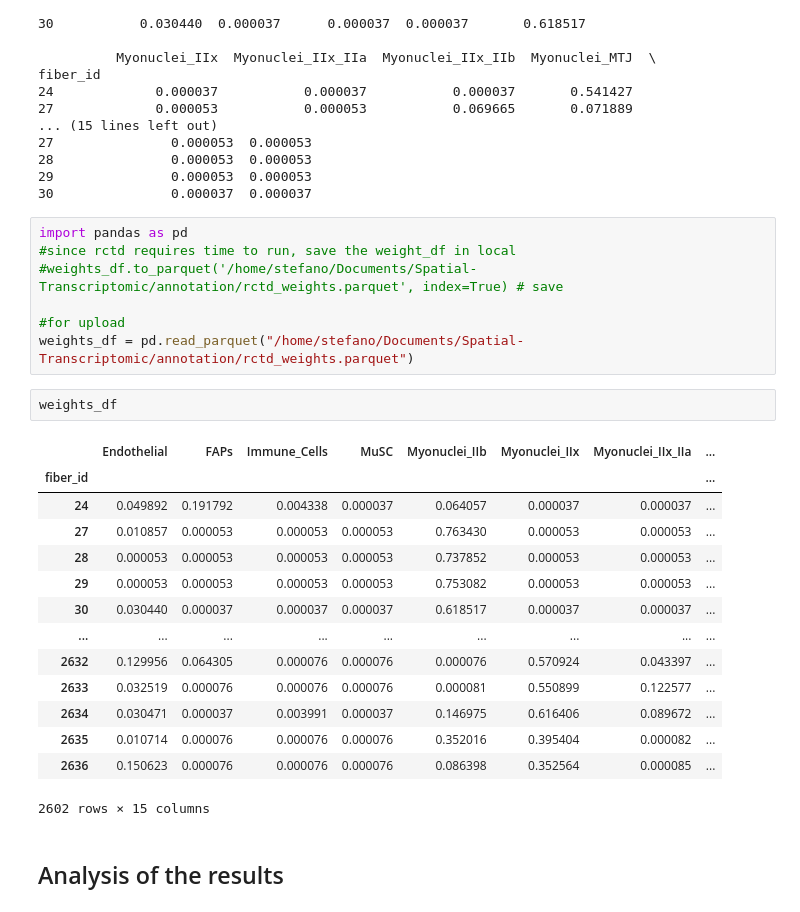
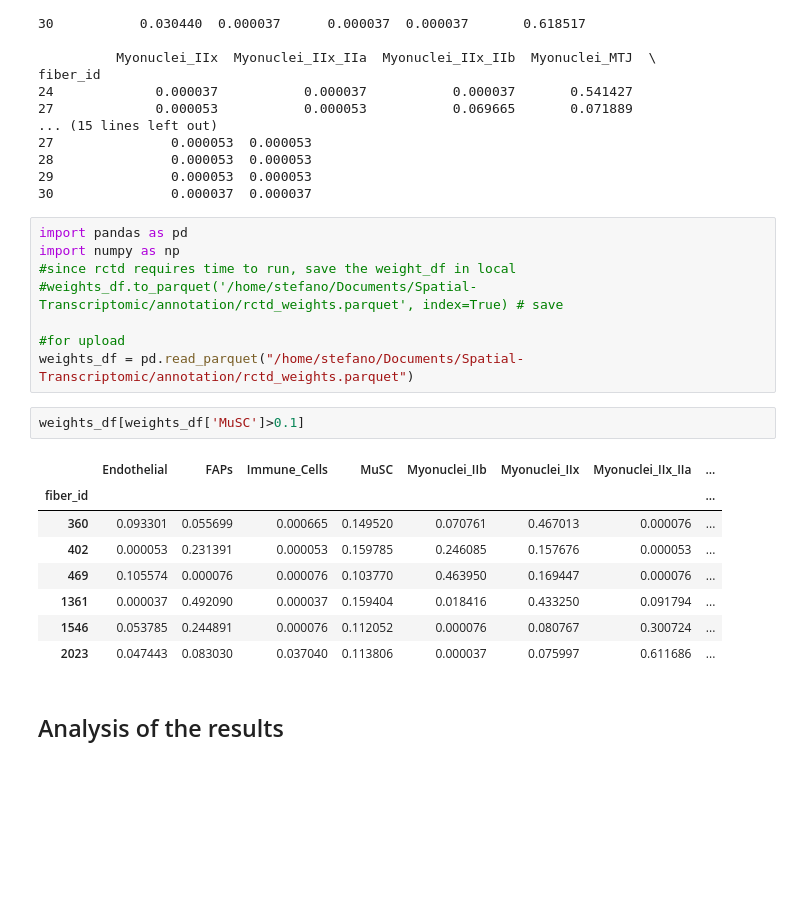
Before and after one commit to Rankstrait/Spatial-Transcriptomic, a Jupyter notebook: notebooks/fibers_annotation_through_centroids_of_bins.ipynb, the cells around one changed output. Drawn from its saved outputs; the diff is of its cells as text; blank space fills up the shorter version.

```diff
--- a/notebooks/fibers_assignment.ipynb
+++ b/notebooks/fibers_annotation_through_centroids_of_bins.ipynb
@@ -499,28 +488,23 @@ fiber_id
 30               0.000037  0.000037
 # %%
 import pandas as pd
+import numpy as np
 #since rctd requires time to run, save the weight_df in local
 #weights_df.to_parquet('/home/stefano/Documents/Spatial-Transcriptomic/annotation/rctd_weights.parquet', index=True) # save
 
 #for upload
 weights_df = pd.read_parquet("/home/stefano/Documents/Spatial-Transcriptomic/annotation/rctd_weights.parquet")
 # %%
-weights_df
+weights_df[weights_df['MuSC']>0.1]
 # %% [output]
 |  | Endothelial | FAPs | Immune_Cells | MuSC | Myonuclei_IIb | Myonuclei_IIx | Myonuclei_IIx_IIa | ... |
 | fiber_id |  |  |  |  |  |  |  | ... |
-| 24 | 0.049892 | 0.191792 | 0.004338 | 0.000037 | 0.064057 | 0.000037 | 0.000037 | ... |
-| 27 | 0.010857 | 0.000053 | 0.000053 | 0.000053 | 0.763430 | 0.000053 | 0.000053 | ... |
-| 28 | 0.000053 | 0.000053 | 0.000053 | 0.000053 | 0.737852 | 0.000053 | 0.000053 | ... |
-| 29 | 0.000053 | 0.000053 | 0.000053 | 0.000053 | 0.753082 | 0.000053 | 0.000053 | ... |
-| 30 | 0.030440 | 0.000037 | 0.000037 | 0.000037 | 0.618517 | 0.000037 | 0.000037 | ... |
-| ... | ... | ... | ... | ... | ... | ... | ... | ... |
-| 2632 | 0.129956 | 0.064305 | 0.000076 | 0.000076 | 0.000076 | 0.570924 | 0.043397 | ... |
-| 2633 | 0.032519 | 0.000076 | 0.000076 | 0.000076 | 0.000081 | 0.550899 | 0.122577 | ... |
-| 2634 | 0.030471 | 0.000037 | 0.003991 | 0.000037 | 0.146975 | 0.616406 | 0.089672 | ... |
-| 2635 | 0.010714 | 0.000076 | 0.000076 | 0.000076 | 0.352016 | 0.395404 | 0.000082 | ... |
-| 2636 | 0.150623 | 0.000076 | 0.000076 | 0.000076 | 0.086398 | 0.352564 | 0.000085 | ... |
+| 360 | 0.093301 | 0.055699 | 0.000665 | 0.149520 | 0.070761 | 0.467013 | 0.000076 | ... |
+| 402 | 0.000053 | 0.231391 | 0.000053 | 0.159785 | 0.246085 | 0.157676 | 0.000053 | ... |
+| 469 | 0.105574 | 0.000076 | 0.000076 | 0.103770 | 0.463950 | 0.169447 | 0.000076 | ... |
+| 1361 | 0.000037 | 0.492090 | 0.000037 | 0.159404 | 0.018416 | 0.433250 | 0.091794 | ... |
+| 1546 | 0.053785 | 0.244891 | 0.000076 | 0.112052 | 0.000076 | 0.080767 | 0.300724 | ... |
+| 2023 | 0.047443 | 0.083030 | 0.037040 | 0.113806 | 0.000037 | 0.075997 | 0.611686 | ... |
-2602 rows × 15 columns
 # %% [markdown]
 ## Analysis of the results
 # %%
```
Also changed, not shown: parts of 8 cells of this notebook, 1 other file.
